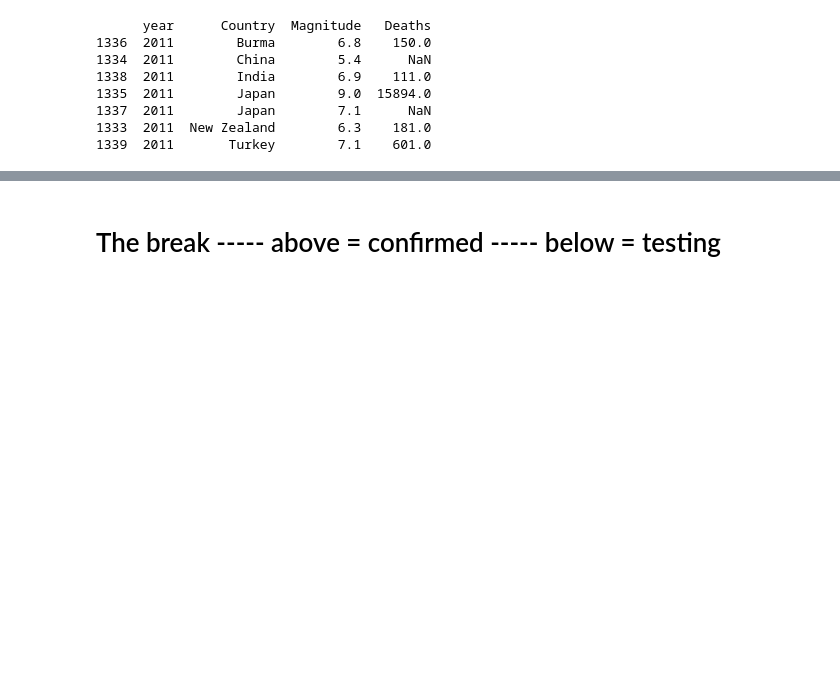
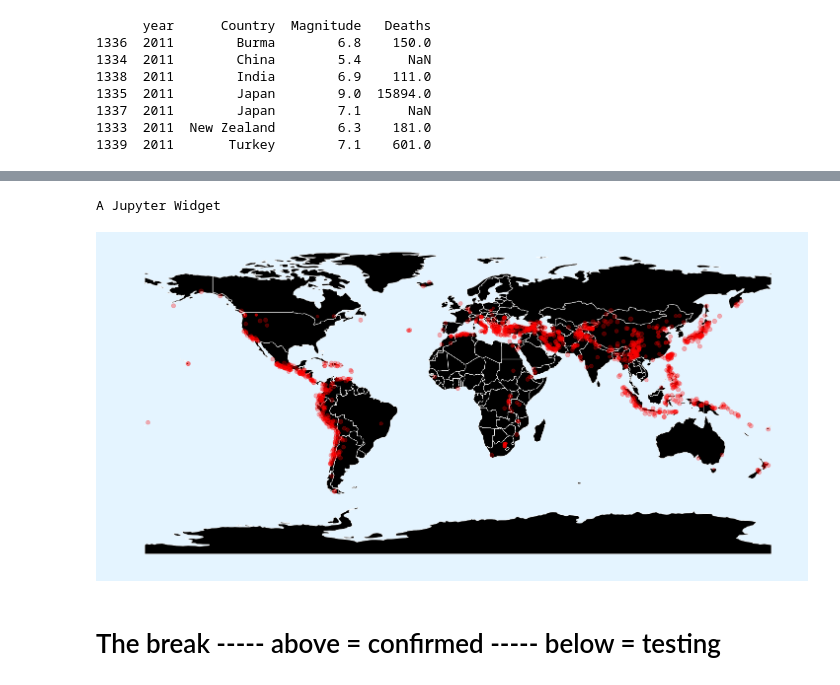
Before and after one commit to DataScienceBS/data-question-3-tornado-bombers, a Jupyter notebook: DataScienceQuestion3.ipynb, the cells around one changed output, grey strips where cells are left out. Drawn from its saved outputs; the diff is of its cells as text; code cells hidden in the pictures; blank space fills up the shorter version.

Commit message:
scatter plot added for size by magnitude with ipy widgets

```diff
--- a/DataScienceQuestion3.ipynb
+++ b/DataScienceQuestion3.ipynb
@@ -280,3 +276,80 @@ A Jupyter Widget
+# %%
+# scatter plot for size by magnitude
+from mpl_toolkits.axes_grid1 import make_axes_locatable #imported for colorbar placement
+#import traitlets
+import warnings
+
+## repeated below to re-display graph ##
+ax = world.plot(color='black', edgecolor='white', figsize=(25,55))
+ax.axis('off')
+plt.scatter(x=quakes['Long'], y=quakes['Lat'], s=quakes['Magnitude']*10, alpha=0.3, c='red');
+fig = ax.get_figure()
+fig.patch.set_facecolor('#e4f4ff')
+## repeated below to re-display graph ##
+
+country = 'ALL'
+minimum = 2.0
+maximum = 9.5
+world_copy = world.copy()
+
+m = widgets.FloatRangeSlider(
+    value=(0, 15),
+    min=quakes['Magnitude'].min(),
+    max=quakes['Magnitude'].max(),
+    description='Magnitude',
+    continuous_update=False,
+)
+
+countries = sorted(list(set(quakes.Country)))
+countries.insert(0, 'ALL')
+countries.remove("")
+
+d = widgets.Dropdown(
+    options=countries,
+    value='ALL',
+    description='Country',
+    disabled=False,
+)
+z = widgets.HBox([m,d])
+display(z)
+
+def response(change):
+    try:
+        clear_output(wait=True)
+        global country
+        global maximum
+        global minimum
+        global world_copy
+        if len(change['new']) == 2:
+            maximum = change['new'][1]
+            minimum = change['new'][0]
+        else:
+            country = change['new']
+        display(z)
+        if country.upper() == 'ALL':
+            display_df = quakes[(quakes["Magnitude"] >= minimum) & (quakes['Magnitude'] <= maximum)]
+            world_copy = world
+        else:
+            display_df = quakes[(quakes["Magnitude"] >= minimum) & (quakes['Magnitude'] <= maximum) & (quakes['Country'].str.upper() == country.upper())]
+            world_copy = world[world['name'].str.upper() == country.upper()]
+
+        ax = world_copy.plot(color='black', edgecolor='white', figsize=(25,55))
+        ax.axis('off')
+        plt.scatter(x=display_df['Long'], y=display_df['Lat'], s=display_df['Magnitude']*10, alpha=0.5, c='red');
+        plt.show()
+        print(display_df)
+        fig = ax.get_figure()
+        fig.patch.set_facecolor('#e4f4ff')
+    except:
+        print("Ain't no earthquakes of this magnitude in this country... Try again")
+        warnings.filterwarnings('ignore')
+
+
+m.observe(response, names='value')
+d.observe(response, names='value')
+# %% [output]
+A Jupyter Widget
+[figure, added]
 # %% [markdown]
 # The break ----- above = confirmed ----- below = testing
 # %% [markdown]
```
Also changed, not shown: parts of 14 cells of this notebook.
